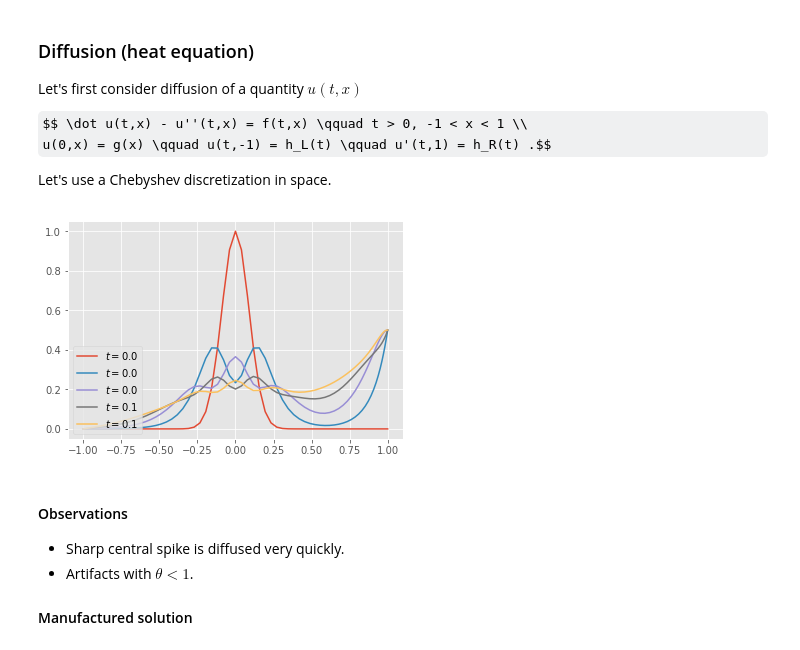
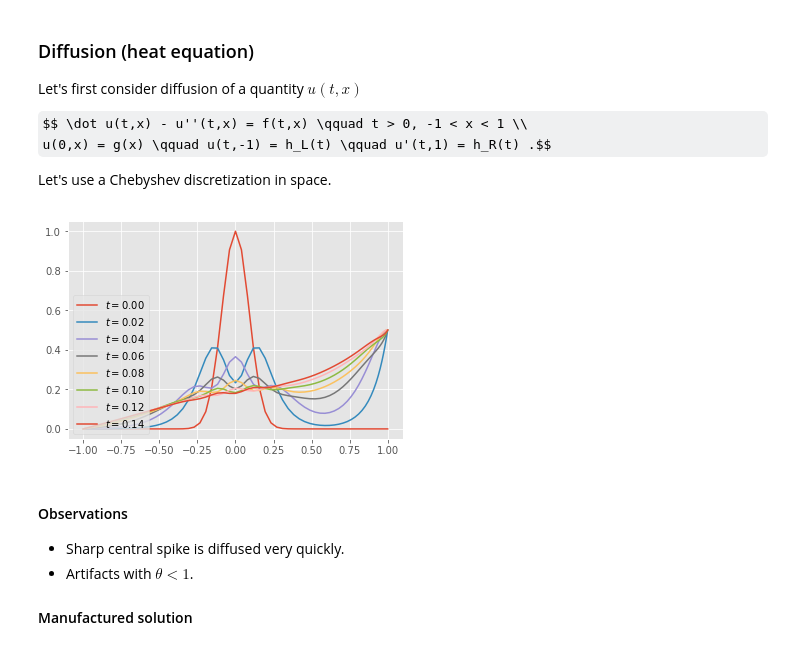
Before and after one commit to cu-numpde/numpde-fall2018, a Jupyter notebook: FDTransient.ipynb, the cells around one changed output. Cells and saved outputs as stored; diff of their text form; code cells hidden in the pictures; some formulas as TeX source.

```diff
--- a/FDTransient.ipynb
+++ b/FDTransient.ipynb
@@ -420,30 +420,30 @@ Let's use a Chebyshev discretization in space.
 # %%
 %run fdtools.py  # define cosspace, vander_chebyshev, and chebeval
 
 def diffusion_cheb(n, left, right):
     """Solve the diffusion PDE on (-1,1) using n elements with rhsfunc(x) forcing.
     The left and right boundary conditions are specified as a pair (deriv, func) where
       * deriv=0 for Dirichlet u(x_endpoint) = func(x_endpoint)
       * deriv=1 for Neumann u'(x_endpoint) = func(x_endpoint)"""
     x = cosspace(-1, 1, n+1)  # n+1 points is n "elements"
     T = chebeval(x)
     L = -T[2]
     bcs = []
     for i,deriv,func in [(0, *left), (-1, *right)]:
         L[i] = T[deriv][i]
         bcs.append((i, func))
     M = numpy.eye(n+1)
     M[[0,-1]] = 0
     return x, M, -L @ numpy.linalg.inv(T[0]), bcs
 
 x, M, A, bcs = diffusion_cheb(80, (0, lambda t,x: 0*x), (0, lambda t,x: 0*x+.5))
 hist = dae_theta_linear(M, A, numpy.exp(-(x*8)**2), lambda t: 0*x, bcs,
                         h=.02, theta=.5)
-for t, u in hist[:5]:
-    pyplot.plot(x, u, label='$t={:3.1f}$'.format(t))
+for t, u in hist[0:8]:
+    pyplot.plot(x, u, label='$t={:4.2f}$'.format(t))
 pyplot.legend(loc='lower left');
 # %% [output]
-[figure, old version]
+[figure, new version]
 # %% [markdown]
 #### Observations
 * Sharp central spike is diffused very quickly.
```
Also changed, not shown: parts of 5 cells of this notebook.
